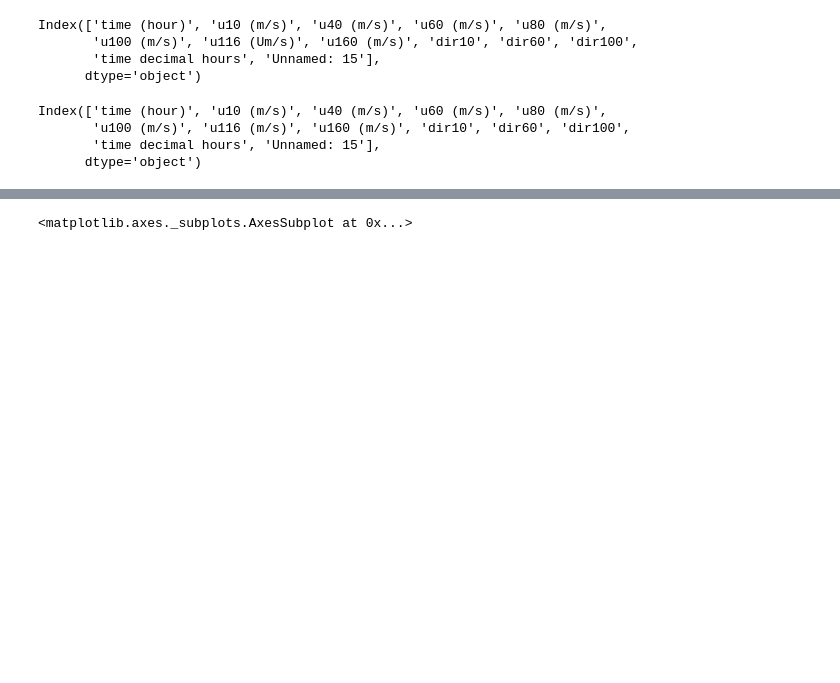
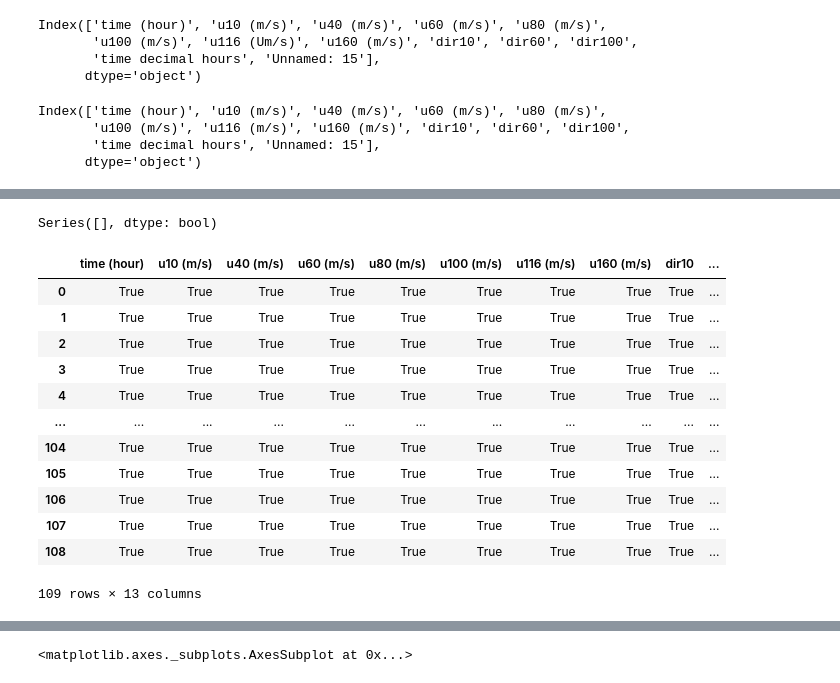
Before and after one commit to mteoraso/ML_Practice, a Jupyter notebook: Wind_energy.ipynb, the cells around one changed output, grey strips where cells are left out. Cells and saved outputs as stored; diff of their text form; code cells hidden in the pictures; blank space fills up the shorter version.

```diff
--- a/Wind_energy.ipynb
+++ b/Wind_energy.ipynb
@@ -63,0 +80,20 @@ df.describe()
+# %%
+duplicados[(duplicados==True)]
+# %% [output]
+Series([], dtype: bool)
+# %%
+df.notnull()
+# %% [output]
+|  | time (hour) | u10 (m/s) | u40 (m/s) | u60 (m/s) | u80 (m/s) | u100 (m/s) | u116 (m/s) | u160 (m/s) | dir10 | ... |
+| 0 | True | True | True | True | True | True | True | True | True | ... |
+| 1 | True | True | True | True | True | True | True | True | True | ... |
+| 2 | True | True | True | True | True | True | True | True | True | ... |
+| 3 | True | True | True | True | True | True | True | True | True | ... |
+| 4 | True | True | True | True | True | True | True | True | True | ... |
+| ... | ... | ... | ... | ... | ... | ... | ... | ... | ... | ... |
+| 104 | True | True | True | True | True | True | True | True | True | ... |
+| 105 | True | True | True | True | True | True | True | True | True | ... |
+| 106 | True | True | True | True | True | True | True | True | True | ... |
+| 107 | True | True | True | True | True | True | True | True | True | ... |
+| 108 | True | True | True | True | True | True | True | True | True | ... |
+109 rows × 13 columns
```
Also changed, not shown: parts of 2 cells of this notebook.
